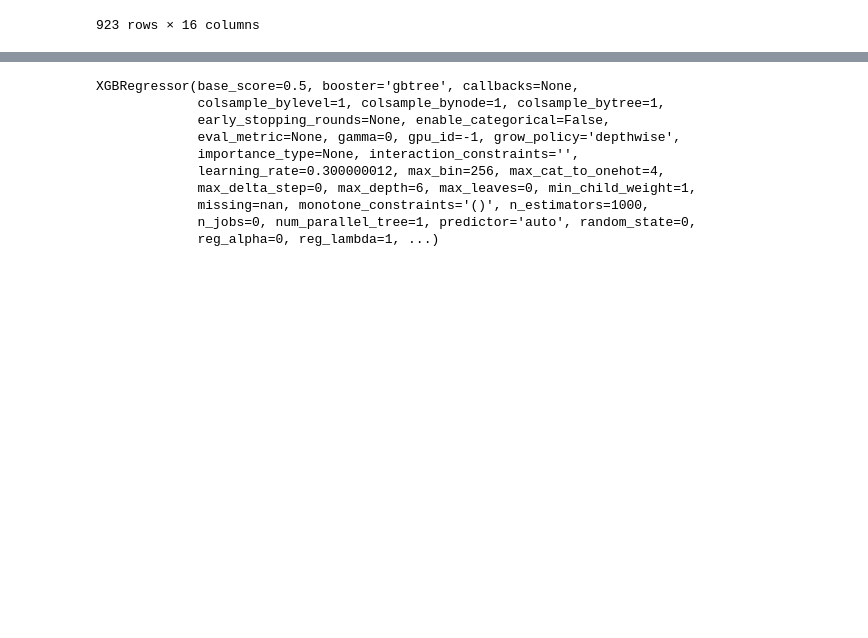
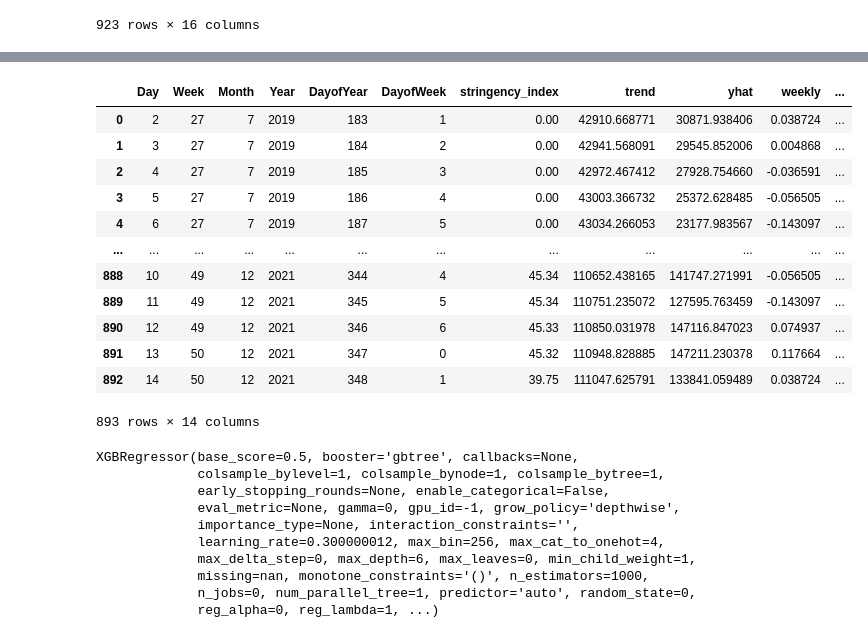
Before and after one commit to alexwesch/lighthouse_final_project, a Jupyter notebook: regressor_exploration.ipynb, the cells around one changed output, grey strips where cells are left out. Cells and saved outputs as stored; diff of their text form; code cells hidden in the pictures; blank space fills up the shorter version.

```diff
--- a/regressor_exploration.ipynb
+++ b/regressor_exploration.ipynb
@@ -152,6 +152,6 @@ data
 #set date to index
 data = data.reset_index(drop=True)
 # %%
-x = data.drop(columns = ['ds','y','y1'])
+X = data.drop(columns = ['ds','y'])
 y =  data['y']
 # %%
@@ -168,3 +186,19 @@ X_test_sc = scaler.transform(X_test)
+# %%
+X_train
+# %% [output]
+|  | Day | Week | Month | Year | DayofYear | DayofWeek | stringency_index | trend | yhat | weekly | ... |
+| 0 | 2 | 27 | 7 | 2019 | 183 | 1 | 0.00 | 42910.668771 | 30871.938406 | 0.038724 | ... |
+| 1 | 3 | 27 | 7 | 2019 | 184 | 2 | 0.00 | 42941.568091 | 29545.852006 | 0.004868 | ... |
+| 2 | 4 | 27 | 7 | 2019 | 185 | 3 | 0.00 | 42972.467412 | 27928.754660 | -0.036591 | ... |
+| 3 | 5 | 27 | 7 | 2019 | 186 | 4 | 0.00 | 43003.366732 | 25372.628485 | -0.056505 | ... |
+| 4 | 6 | 27 | 7 | 2019 | 187 | 5 | 0.00 | 43034.266053 | 23177.983567 | -0.143097 | ... |
+| ... | ... | ... | ... | ... | ... | ... | ... | ... | ... | ... | ... |
+| 888 | 10 | 49 | 12 | 2021 | 344 | 4 | 45.34 | 110652.438165 | 141747.271991 | -0.056505 | ... |
+| 889 | 11 | 49 | 12 | 2021 | 345 | 5 | 45.34 | 110751.235072 | 127595.763459 | -0.143097 | ... |
+| 890 | 12 | 49 | 12 | 2021 | 346 | 6 | 45.33 | 110850.031978 | 147116.847023 | 0.074937 | ... |
+| 891 | 13 | 50 | 12 | 2021 | 347 | 0 | 45.32 | 110948.828885 | 147211.230378 | 0.117664 | ... |
+| 892 | 14 | 50 | 12 | 2021 | 348 | 1 | 39.75 | 111047.625791 | 133841.059489 | 0.038724 | ... |
+893 rows × 14 columns
 # %%
 model.fit(X_train,y_train)
 # %% [output]
```
Also changed, not shown: parts of 12 cells of this notebook, 3 other files.
